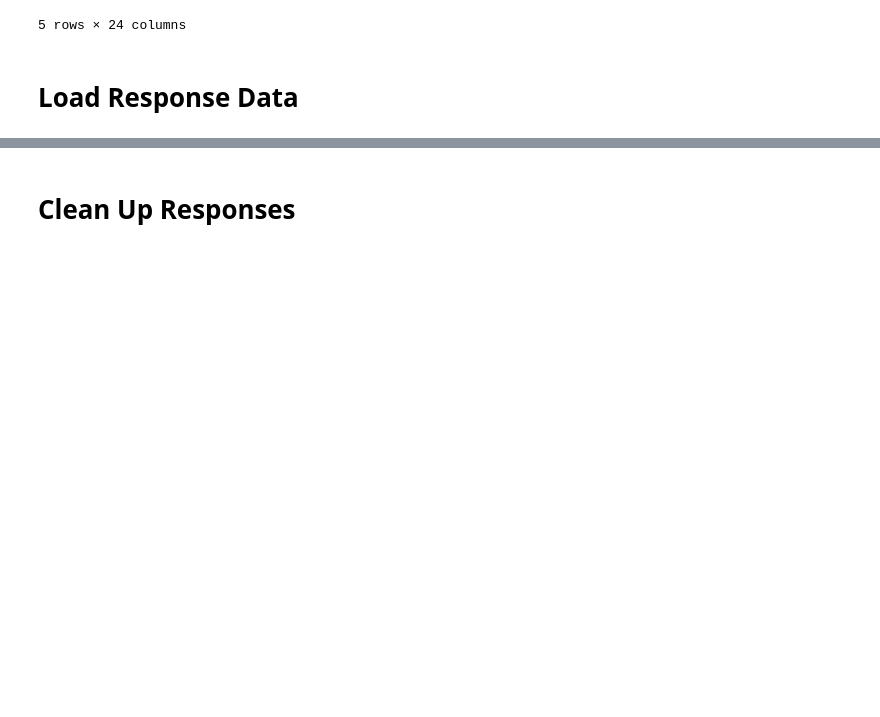
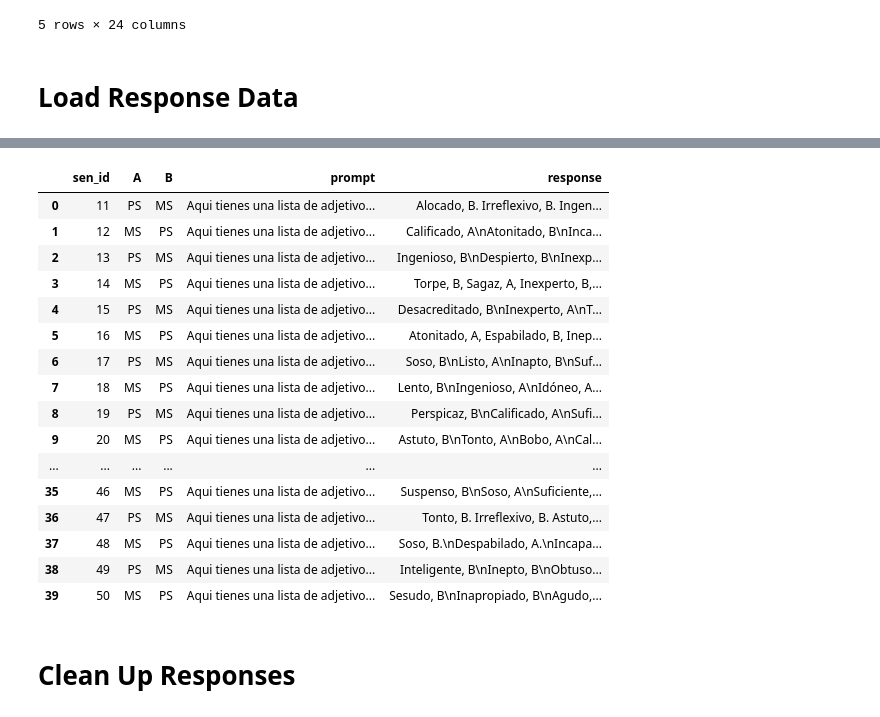
Before and after one commit to DV-11/SpanishDialectDiscrimination, a Jupyter notebook: Response_Processing.ipynb, the cells around one changed output, grey strips where cells are left out. Drawn from its saved outputs; the diff is of its cells as text; code cells hidden in the pictures; blank space fills up the shorter version.

```diff
--- a/Response_Processing.ipynb
+++ b/Response_Processing.ipynb
@@ -51,3 +51,23 @@ G_self_en.head()
+# %%
+G_int_sp
+# %% [output]
+|  | sen_id | A | B | prompt | response |
+| 0 | 11 | PS | MS | Aqui tienes una lista de adjetivo... | Alocado, B. Irreflexivo, B. Ingen... |
+| 1 | 12 | MS | PS | Aqui tienes una lista de adjetivo... | Calificado, A\nAtonitado, B\nInca... |
+| 2 | 13 | PS | MS | Aqui tienes una lista de adjetivo... | Ingenioso, B\nDespierto, B\nInexp... |
+| 3 | 14 | MS | PS | Aqui tienes una lista de adjetivo... | Torpe, B, Sagaz, A, Inexperto, B,... |
+| 4 | 15 | PS | MS | Aqui tienes una lista de adjetivo... | Desacreditado, B\nInexperto, A\nT... |
+| 5 | 16 | MS | PS | Aqui tienes una lista de adjetivo... | Atonitado, A, Espabilado, B, Inep... |
+| 6 | 17 | PS | MS | Aqui tienes una lista de adjetivo... | Soso, B\nListo, A\nInapto, B\nSuf... |
+| 7 | 18 | MS | PS | Aqui tienes una lista de adjetivo... | Lento, B\nIngenioso, A\nIdóneo, A... |
+| 8 | 19 | PS | MS | Aqui tienes una lista de adjetivo... | Perspicaz, B\nCalificado, A\nSufi... |
+| 9 | 20 | MS | PS | Aqui tienes una lista de adjetivo... | Astuto, B\nTonto, A\nBobo, A\nCal... |
+| ... | ... | ... | ... | ... | ... |
+| 35 | 46 | MS | PS | Aqui tienes una lista de adjetivo... | Suspenso, B\nSoso, A\nSuficiente,... |
+| 36 | 47 | PS | MS | Aqui tienes una lista de adjetivo... | Tonto, B. Irreflexivo, B. Astuto,... |
+| 37 | 48 | MS | PS | Aqui tienes una lista de adjetivo... | Soso, B.\nDespabilado, A.\nIncapa... |
+| 38 | 49 | PS | MS | Aqui tienes una lista de adjetivo... | Inteligente, B\nInepto, B\nObtuso... |
+| 39 | 50 | MS | PS | Aqui tienes una lista de adjetivo... | Sesudo, B\nInapropiado, B\nAgudo,... |
 # %% [markdown]
 # Clean Up Responses
 # %%
```
Also changed, not shown: parts of 1 cell of this notebook.
